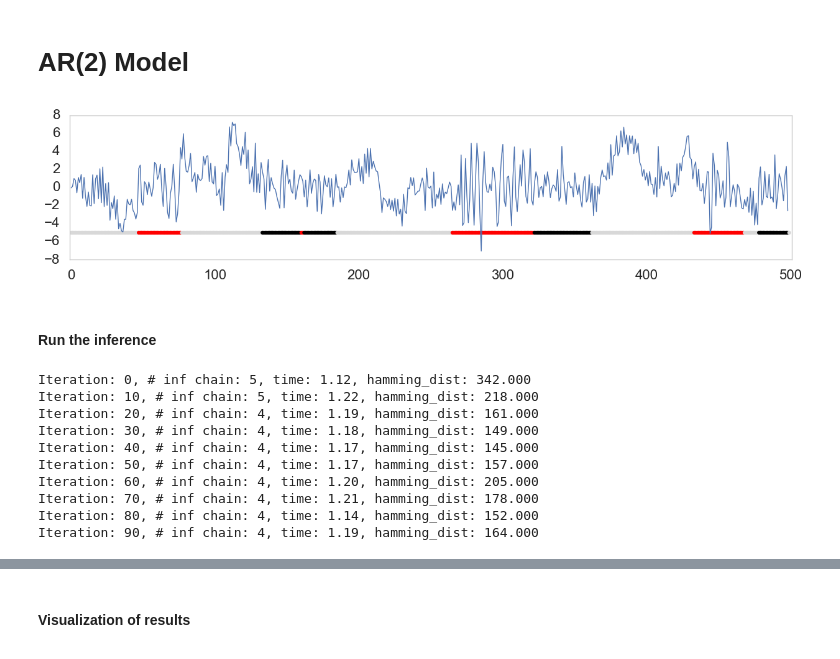
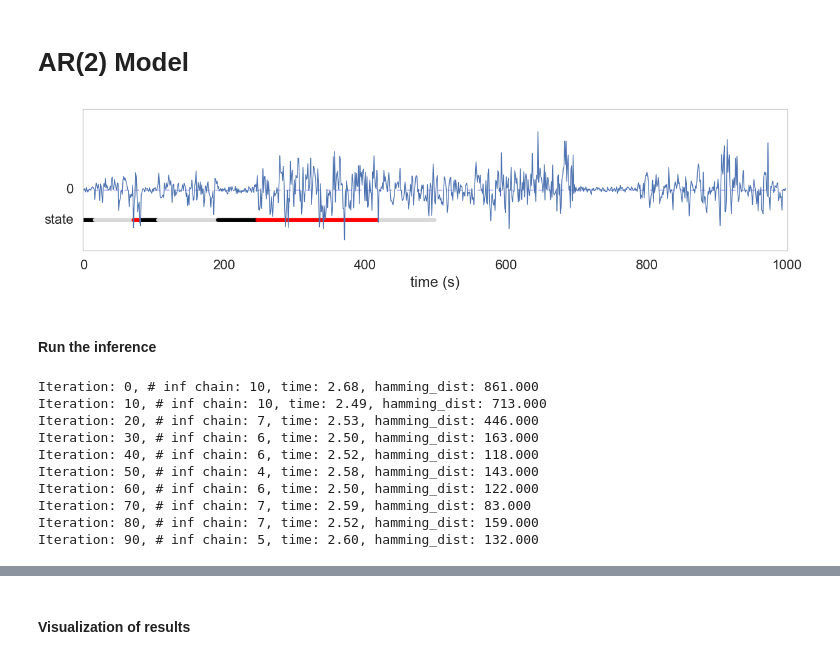
Before and after one commit to NickHoernle/mit-bayesian-inference, a Jupyter notebook: project/notebooks/sticky-HDP-HMM-testing.ipynb, the cells around one changed output, grey strips where cells are left out. Cells and saved outputs as stored; diff of their text form; code cells hidden in the pictures.

```diff
--- a/project/notebooks/sticky-HDP-HMM-testing.ipynb
+++ b/project/notebooks/sticky-HDP-HMM-testing.ipynb
@@ -325,29 +391,37 @@ plt.grid(False)
 <a id=4></a>
 # AR(2) Model
 # %%
-length = 500
-chain_params = [{"A": [-0.4, -0.2], "sigma": 2}, {"A": [0.7, 0.2], "sigma": 2}, {"A": [-0.6, 0.2], "sigma": 4}]
+imp.reload(hdp)
+imp.reload(hdp_eval)
+imp.reload(gen)
+
+chain_params = [{"A": np.random.uniform(-0.5,0.5,size=2), "sigma": 1},
+                {"A": np.random.uniform(-0.5,0.5,size=2), "sigma": 1},
+                {"A": np.random.uniform(-0.5,0.5,size=2), "sigma": 2}]
+length = 1000
 res = gen.generate_data_1D(num_chains=len(chain_params), length=length, switch_prob=0.1, chain_params=chain_params, ar=2)
 chains, Y = res['chains'][1:], res['Y'][1:,0]
 
 fig, ax = plt.subplots(figsize=(15,3))
-temp = np.arange(0,length,1)
-plt.scatter(temp, -5*np.ones_like(temp), c=[c[i] for i in chains], lw=0)
+
+plt.scatter(temp, -7.5*np.ones_like(temp), c=[c[i] for i in chains], lw=0)
+plt.plot(np.zeros_like(Y), lw=1, c='b', alpha=0.5, ls='--')
 plt.plot(Y, lw=1)
+
 plt.xlim([-1,length+1])
 plt.grid(False)
+plt.yticks([-7.5, 0], ['state','0'])
+plt.xlabel('time (s)')
+
+plt.show()
 # %% [output]
-[figure, old version]
+[figure, new version]
 # %% [markdown]
 #### Run the inference
 # %%
-imp.reload(hdp)
-imp.reload(hdp_eval)
-imp.reload(gen)
-
 # AR(1)
 params = {}
-L = 5
+L = 10
 D = 1 # dimensionality of the data
 params['pi'] = np.random.dirichlet(alpha=np.ones(L), size=L)
 params['D'] = D
@@ -357,27 +431,27 @@ params['Y'] = Y
 params['T'] = len(Y)
 params['alpha'] = 1
 params['beta'] = np.random.dirichlet(np.ones(params['L']))
-params['kappa'] = 10
+params['kappa'] = 5
 params['gamma'] = 1
 params['priors'] = {
     'M': 1*np.zeros(shape=(D,D)),
     'K': 1*np.eye(D)
 }
 
-params, res, assignments_ar1, _ = hdp.sticky_HDP_AR(Y, params, priors=[1*np.eye(1), D],
+params, res, assignments_ar1, _ = hdp.sticky_HDP_AR(Y, params, priors=[1*np.eye(1), 10],
                                      num_iter=100,
                                      return_assignments=True,
                                      verbose=True,
                                      chains=chains)
 # %% [output]
-Iteration: 0, # inf chain: 5, time: 1.12, hamming_dist: 342.000
-Iteration: 10, # inf chain: 5, time: 1.22, hamming_dist: 218.000
-Iteration: 20, # inf chain: 4, time: 1.19, hamming_dist: 161.000
-Iteration: 30, # inf chain: 4, time: 1.18, hamming_dist: 149.000
-Iteration: 40, # inf chain: 4, time: 1.17, hamming_dist: 145.000
-Iteration: 50, # inf chain: 4, time: 1.17, hamming_dist: 157.000
-Iteration: 60, # inf chain: 4, time: 1.20, hamming_dist: 205.000
-Iteration: 70, # inf chain: 4, time: 1.21, hamming_dist: 178.000
-Iteration: 80, # inf chain: 4, time: 1.14, hamming_dist: 152.000
-Iteration: 90, # inf chain: 4, time: 1.19, hamming_dist: 164.000
+Iteration: 0, # inf chain: 10, time: 2.68, hamming_dist: 861.000
+Iteration: 10, # inf chain: 10, time: 2.49, hamming_dist: 713.000
+Iteration: 20, # inf chain: 7, time: 2.53, hamming_dist: 446.000
+Iteration: 30, # inf chain: 6, time: 2.50, hamming_dist: 163.000
+Iteration: 40, # inf chain: 6, time: 2.52, hamming_dist: 118.000
+Iteration: 50, # inf chain: 4, time: 2.58, hamming_dist: 143.000
+Iteration: 60, # inf chain: 6, time: 2.50, hamming_dist: 122.000
+Iteration: 70, # inf chain: 7, time: 2.59, hamming_dist: 83.000
+Iteration: 80, # inf chain: 7, time: 2.52, hamming_dist: 159.000
+Iteration: 90, # inf chain: 5, time: 2.60, hamming_dist: 132.000
 # %%
```
Also changed, not shown: parts of 34 cells of this notebook, 23 other files.
